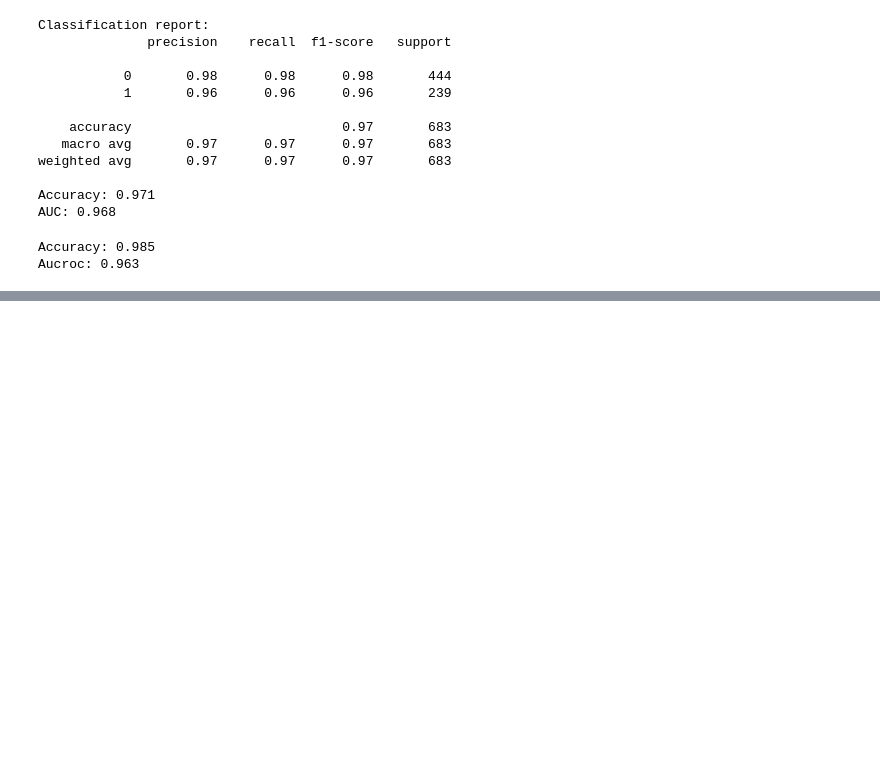
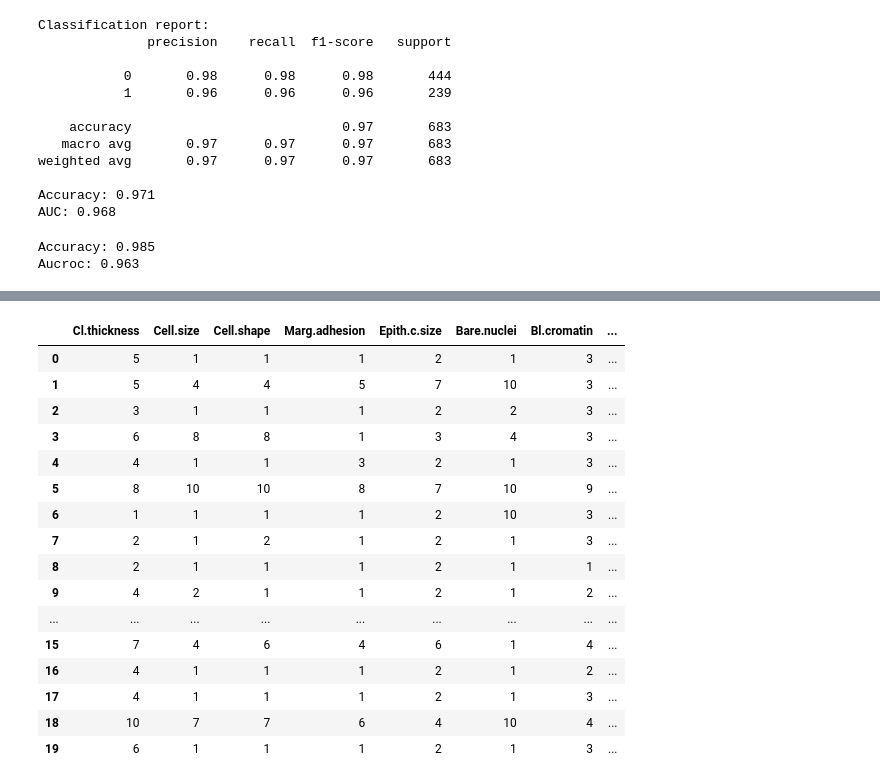
Before and after one commit to mirekphd/Machine-Learning-in-TabPy, a Jupyter notebook: BreastCancerExample.ipynb, the cells around one changed output, grey strips where cells are left out. Drawn from its saved outputs; the diff is of its cells as text; code cells hidden in the pictures; blank space fills up the shorter version.

```diff
--- a/BreastCancerExample.ipynb
+++ b/BreastCancerExample.ipynb
@@ -228,0 +236,23 @@ connection.deploy('DiagnosticsDemo',
+# %%
+sample_size=20
+df_sample = df.loc[0:sample_size-1].copy()
+df_sample.drop('Class', axis=1, inplace=True)
+df_sample
+# %% [output]
+|  | Cl.thickness | Cell.size | Cell.shape | Marg.adhesion | Epith.c.size | Bare.nuclei | Bl.cromatin | ... |
+| 0 | 5 | 1 | 1 | 1 | 2 | 1 | 3 | ... |
+| 1 | 5 | 4 | 4 | 5 | 7 | 10 | 3 | ... |
+| 2 | 3 | 1 | 1 | 1 | 2 | 2 | 3 | ... |
+| 3 | 6 | 8 | 8 | 1 | 3 | 4 | 3 | ... |
+| 4 | 4 | 1 | 1 | 3 | 2 | 1 | 3 | ... |
+| 5 | 8 | 10 | 10 | 8 | 7 | 10 | 9 | ... |
+| 6 | 1 | 1 | 1 | 1 | 2 | 10 | 3 | ... |
+| 7 | 2 | 1 | 2 | 1 | 2 | 1 | 3 | ... |
+| 8 | 2 | 1 | 1 | 1 | 2 | 1 | 1 | ... |
+| 9 | 4 | 2 | 1 | 1 | 2 | 1 | 2 | ... |
+| ... | ... | ... | ... | ... | ... | ... | ... | ... |
+| 15 | 7 | 4 | 6 | 4 | 6 | 1 | 4 | ... |
+| 16 | 4 | 1 | 1 | 1 | 2 | 1 | 2 | ... |
+| 17 | 4 | 1 | 1 | 1 | 2 | 1 | 3 | ... |
+| 18 | 10 | 7 | 7 | 6 | 4 | 10 | 4 | ... |
+| 19 | 6 | 1 | 1 | 1 | 2 | 1 | 3 | ... |
```
Also changed, not shown: parts of 7 cells of this notebook.
